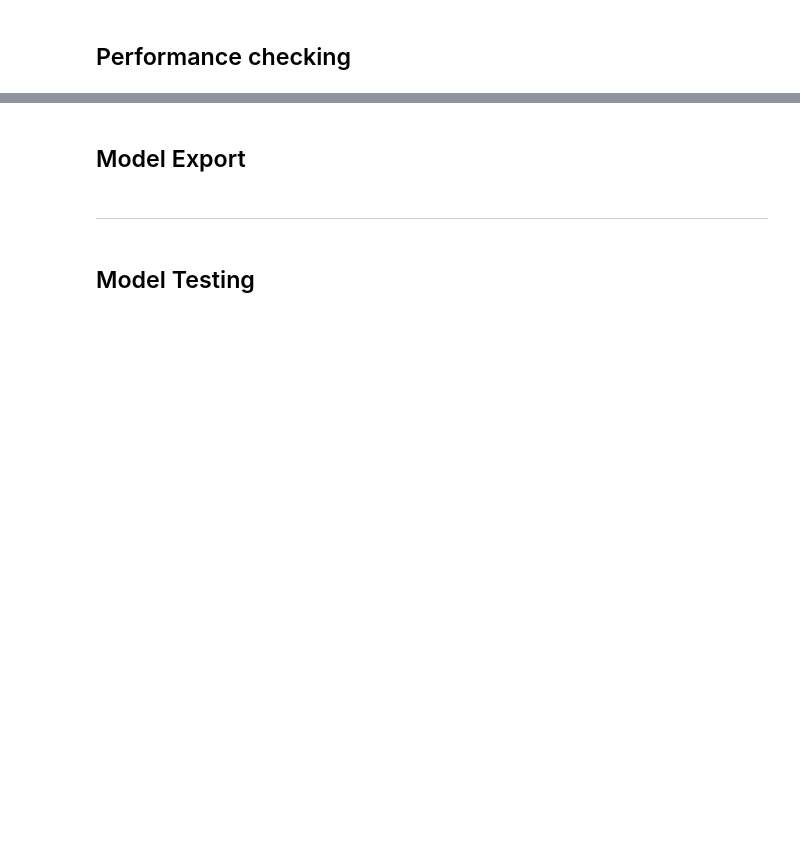
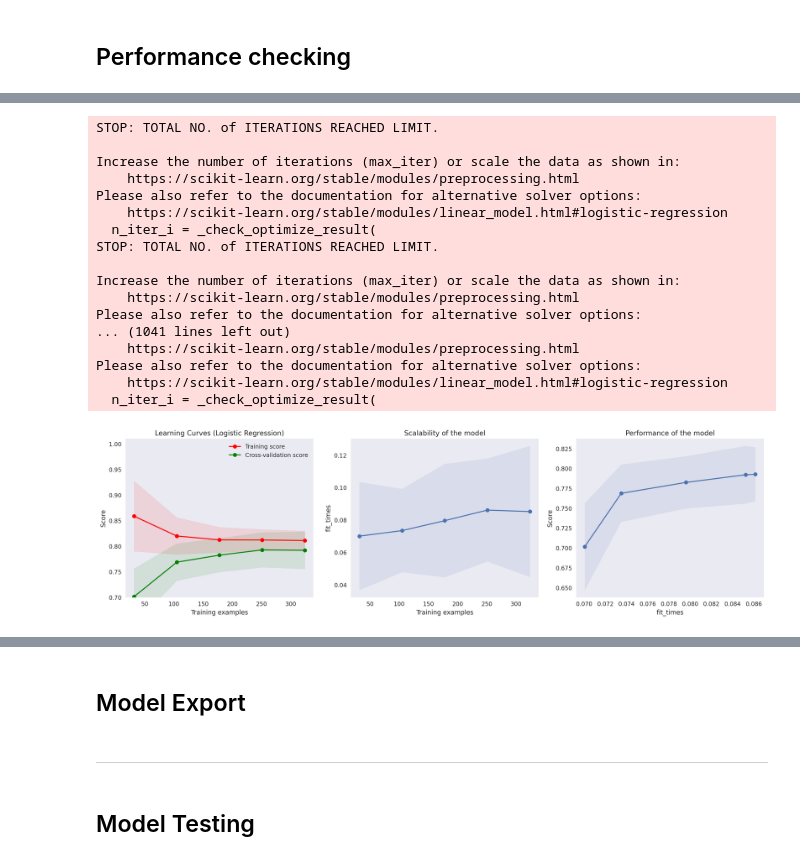
Before and after one commit to adilsmh/bank_loan_eligibility, a Jupyter notebook: notebooks/notebook_bank.ipynb, the cells around one changed output, grey strips where cells are left out. Drawn from its saved outputs; the diff is of its cells as text; code cells hidden in the pictures; blank space fills up the shorter version.

```diff
--- a/notebooks/notebook_bank.ipynb
+++ b/notebooks/notebook_bank.ipynb
@@ -336,0 +809,20 @@ plot_roc(y_test, y_probas)
+# %%
+X, y = preprocessor(df_train)
+X_train, X_test, y_train, y_test = train_test_split(X, y, test_size=0.3, random_state=0, stratify=y)
+# %%
+sm = SMOTE(random_state=0)
+
+X_train_sm, y_train_sm = sm.fit_resample(X_train, y_train)
+X_test_sm, y_test_sm = sm.fit_resample(X_test, y_test)
+# %%
+column_transformer2 = ColumnTransformer([
+    ("scaler", StandardScaler(), numerical_fts)  # adjusts data to the same scale
+], remainder="passthrough")
+
+logistic_pipeline2 = Pipeline([
+    ("datafeed", column_transformer),              # grabs finalized datasets
+    # ("selector", SelectKBest(f_classif, k="all")), # variable selection procedure
+    ("classifier", LogisticRegression())           # Logistic modeling
+])
+# %%
+logistic_pipeline2.fit(X_train_sm, y_train_sm)
@@ -336,0 +840,30 @@ plot_roc(y_test, y_probas)
+# %%
+title = "Learning Curves (Logistic Regression)"
+# Cross validation with 50 iterations to get smoother mean test and train
+# score curves, each time with 20% data randomly selected as a validation set.
+cv = ShuffleSplit(n_splits=50, test_size=0.3, random_state=0)
+
+plot_learning_curve(
+    logistic_pipeline2["classifier"], title, X_train_sm, y_train_sm, axes=None, ylim=(0.7, 1.01), cv=cv, n_jobs=-1
+)
+
+plt.show()
+# %% [output]
+STOP: TOTAL NO. of ITERATIONS REACHED LIMIT.
+
+Increase the number of iterations (max_iter) or scale the data as shown in:
+    https://scikit-learn.org/stable/modules/preprocessing.html
+Please also refer to the documentation for alternative solver options:
+    https://scikit-learn.org/stable/modules/linear_model.html#logistic-regression
+  n_iter_i = _check_optimize_result(
+STOP: TOTAL NO. of ITERATIONS REACHED LIMIT.
+
+Increase the number of iterations (max_iter) or scale the data as shown in:
+    https://scikit-learn.org/stable/modules/preprocessing.html
+Please also refer to the documentation for alternative solver options:
+... (1041 lines left out)
+    https://scikit-learn.org/stable/modules/preprocessing.html
+Please also refer to the documentation for alternative solver options:
+    https://scikit-learn.org/stable/modules/linear_model.html#logistic-regression
+  n_iter_i = _check_optimize_result(
+[figure, added]
```
Also changed, not shown: parts of 50 cells of this notebook, 3 other files.
